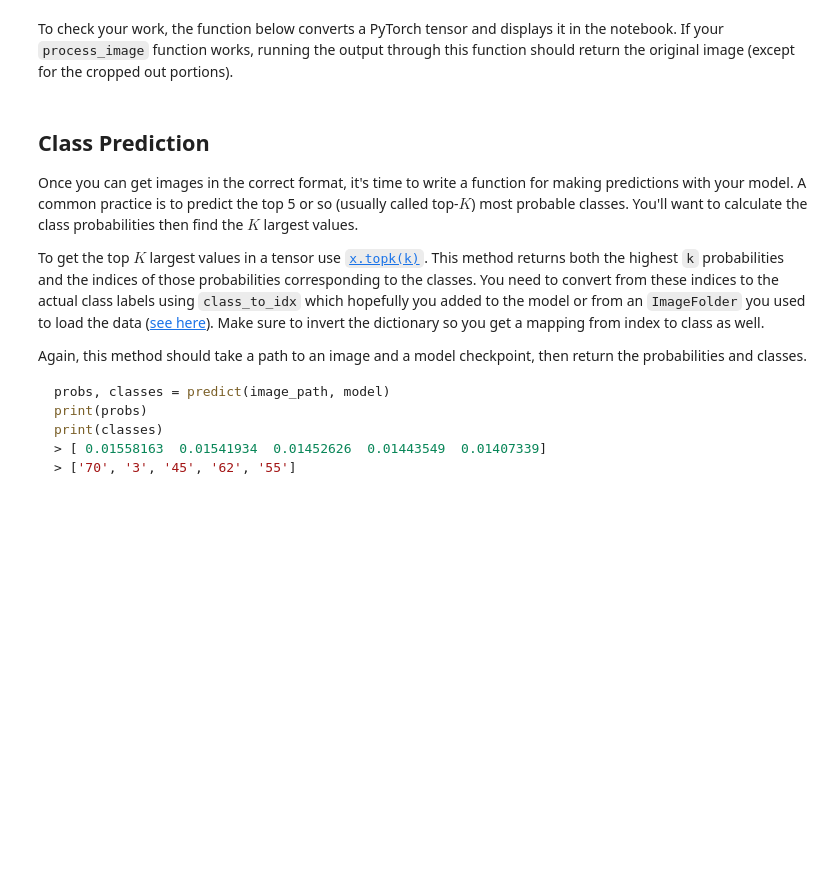
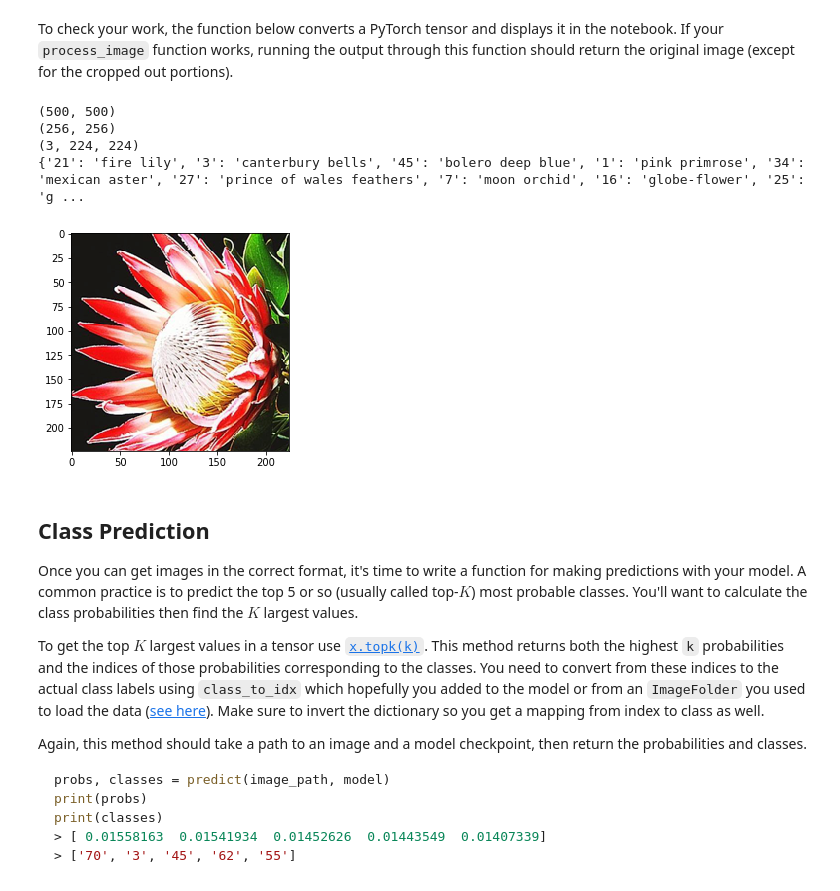
Before and after one commit to sonnniii/Udacity, a Jupyter notebook: Image Classifier Project.ipynb, the cells around one changed output. Drawn from its saved outputs; the diff is of its cells as text; code cells hidden in the pictures; blank space fills up the shorter version.

```diff
--- a/Image Classifier Project.ipynb
+++ b/Image Classifier Project.ipynb
@@ -281,26 +359,68 @@ def process_image(image):
+# %%
+def process_image(image):
+    ''' Scales, crops, and normalizes a PIL image for a PyTorch model,
+        returns an Numpy array
+    '''
+    #Resize
+    im=Image.open(image)
+    print(im.size)
+    im.thumbnail((256,256))
+    print(im.size)
+
+    #Crop
+    width,height=im.size
+    #print("Width"+width)
+    #print("Height"+height)
+    left = (width - 224)/2
+    right = (width + 224)/2
+    upper = (height - 224)/2
+    lower = (height + 224)/2
+    coordinates=(left, upper, right, lower)
+    im = im.crop(coordinates)
+
+    np_im=np.array(im)/255.0
+    np_im = np_im.astype('float64')
+    np_im=np_im-np.array([0.485, 0.456, 0.406])
+    np_im=np_im/np.array([0.229, 0.224, 0.225])
+
+    np_im = np_im.transpose()
+    print(np_im.shape)
+
+    return np_im
 # %% [markdown]
 To check your work, the function below converts a PyTorch tensor and displays it in the notebook. If your `process_image` function works, running the output through this function should return the original image (except for the cropped out portions).
 # %%
 def imshow(image, ax=None, title=None):
     """Imshow for Tensor."""
     if ax is None:
         fig, ax = plt.subplots()
+
 
     # PyTorch tensors assume the color channel is the first dimension
     # but matplotlib assumes is the third dimension
     image = image.numpy().transpose((1, 2, 0))
 
     # Undo preprocessing
     mean = np.array([0.485, 0.456, 0.406])
     std = np.array([0.229, 0.224, 0.225])
     image = std * image + mean
 
     # Image needs to be clipped between 0 and 1 or it looks like noise when displayed
     image = np.clip(image, 0, 1)
 
     ax.imshow(image)
 
     return ax
+
+img=process_image("flowers/train/13/image_05744.jpg")
+imshow(torch.from_numpy(img))
+print(cat_to_name)
+# %% [output]
+(500, 500)
+(256, 256)
+(3, 224, 224)
+{'21': 'fire lily', '3': 'canterbury bells', '45': 'bolero deep blue', '1': 'pink primrose', '34': 'mexican aster', '27': 'prince of wales feathers', '7': 'moon orchid', '16': 'globe-flower', '25': 'g ...
+[figure, added]
 # %% [markdown]
 ## Class Prediction
 
```
Also changed, not shown: parts of 15 cells of this notebook, 1 other file.
